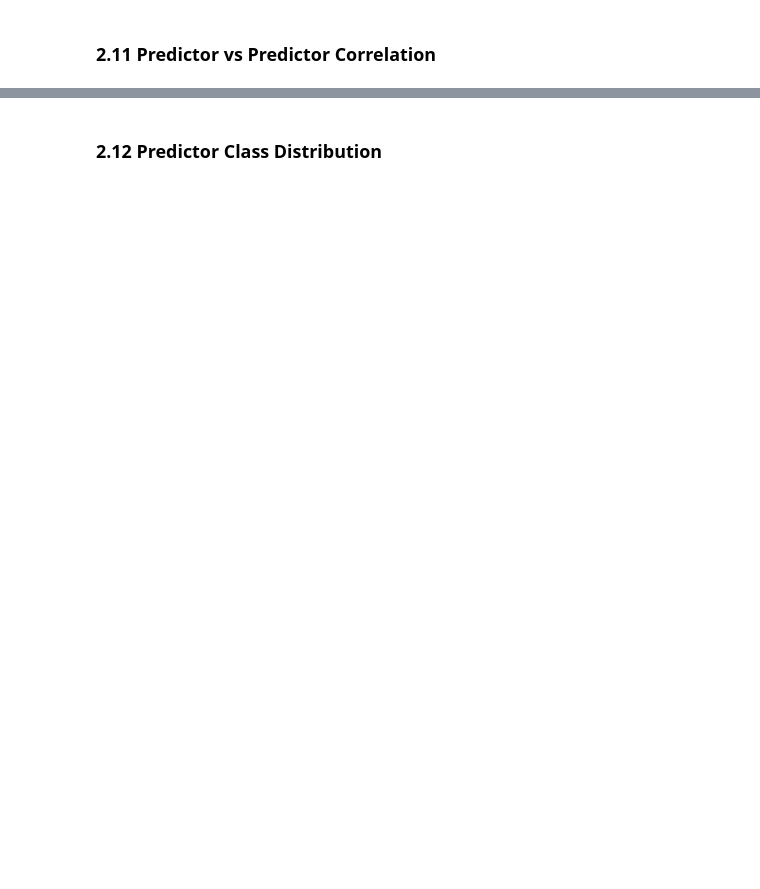
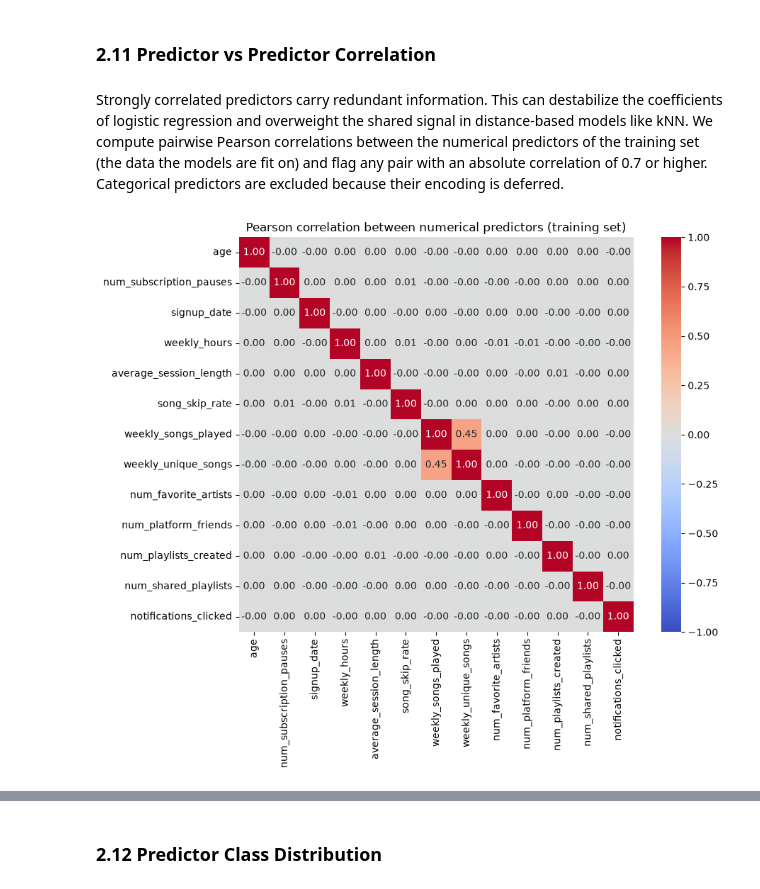
Before and after one commit to madewitt55/cs407-final-project, a Jupyter notebook: subscription_churn.ipynb, the cells around one changed output, grey strips where cells are left out. Saved outputs shown, nothing was run; the diff lists cells and outputs as text; code cells hidden in the pictures; blank space fills up the shorter version.

```diff
--- a/subscription_churn.ipynb
+++ b/subscription_churn.ipynb
@@ -70,0 +56,7 @@ The target variable is the customer's attribute to be predicted. We aim to class
+# %%
+# Numeric columns other than the identifier and target hold numerical predictors
+numerical_predictors = [
+    col for col in train_df.select_dtypes(include="number").columns
+    if col not in ("customer_id", "churned")
+]
+print(f"Numerical predictors ({len(numerical_predictors)}): {numerical_predictors}")
@@ -488,2 +670,17 @@ The training set rows are 48.7% `churned = 0` and 51.3% `churned = 1`. This is a
 # %% [markdown]
 ### 2.11 Predictor vs Predictor Correlation
+# %% [markdown]
+Strongly correlated predictors carry redundant information. This can destabilize the coefficients of logistic regression and overweight the shared signal in distance-based models like kNN. We compute pairwise Pearson correlations between the numerical predictors of the training set (the data the models are fit on) and flag any pair with an absolute correlation of 0.7 or higher. Categorical predictors are excluded because their encoding is deferred.
+# %%
+import matplotlib.pyplot as plt
+import seaborn as sns
+
+corr_matrix = train_df[numerical_predictors].corr()
+
+fig, ax = plt.subplots(figsize=(10, 8))
+sns.heatmap(corr_matrix, annot=True, fmt=".2f", cmap="coolwarm", vmin=-1, vmax=1, square=True, ax=ax)
+ax.set_title("Pearson correlation between numerical predictors (training set)")
+plt.tight_layout()
+plt.show()
+# %% [output]
+[figure, added]
```
Also changed, not shown: parts of 39 cells of this notebook.
